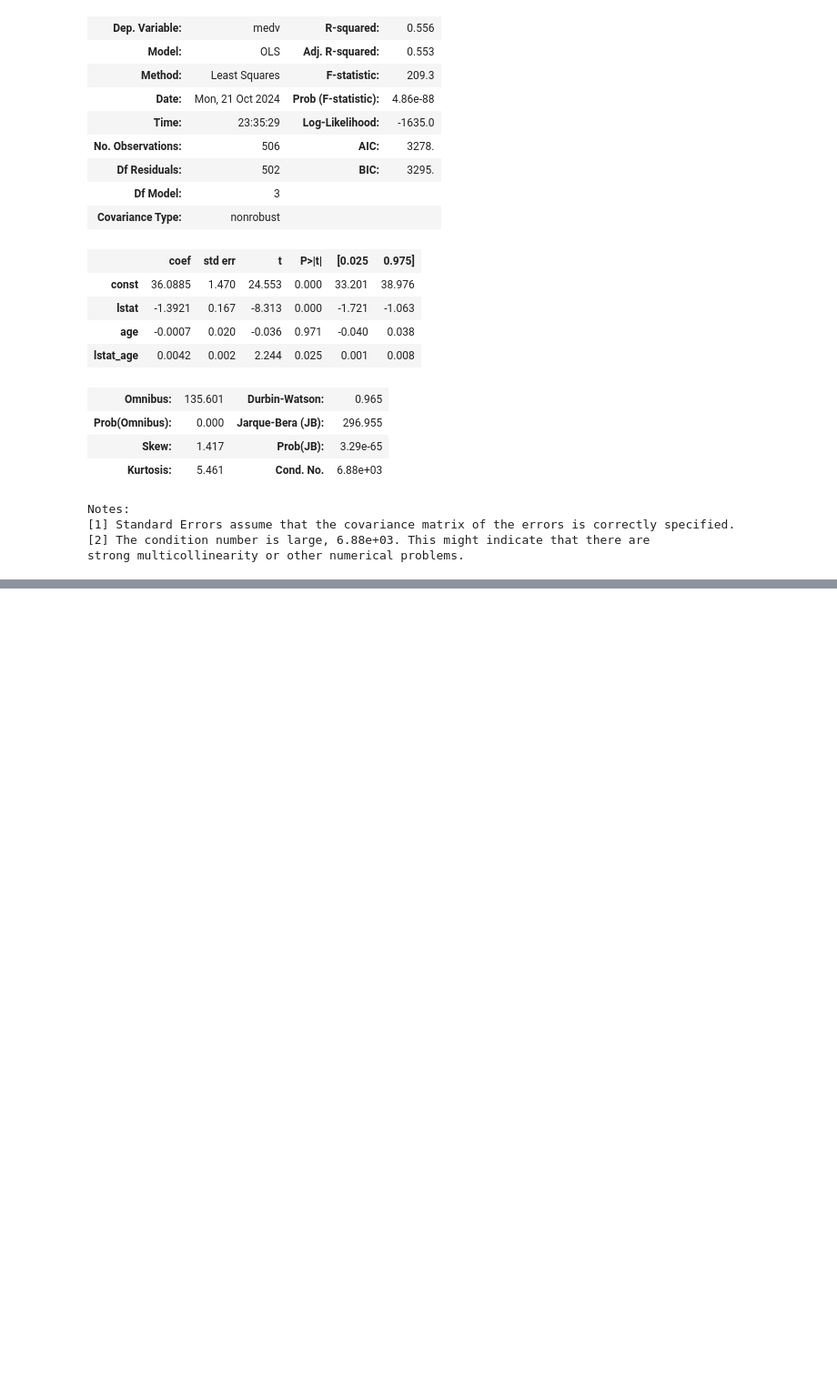
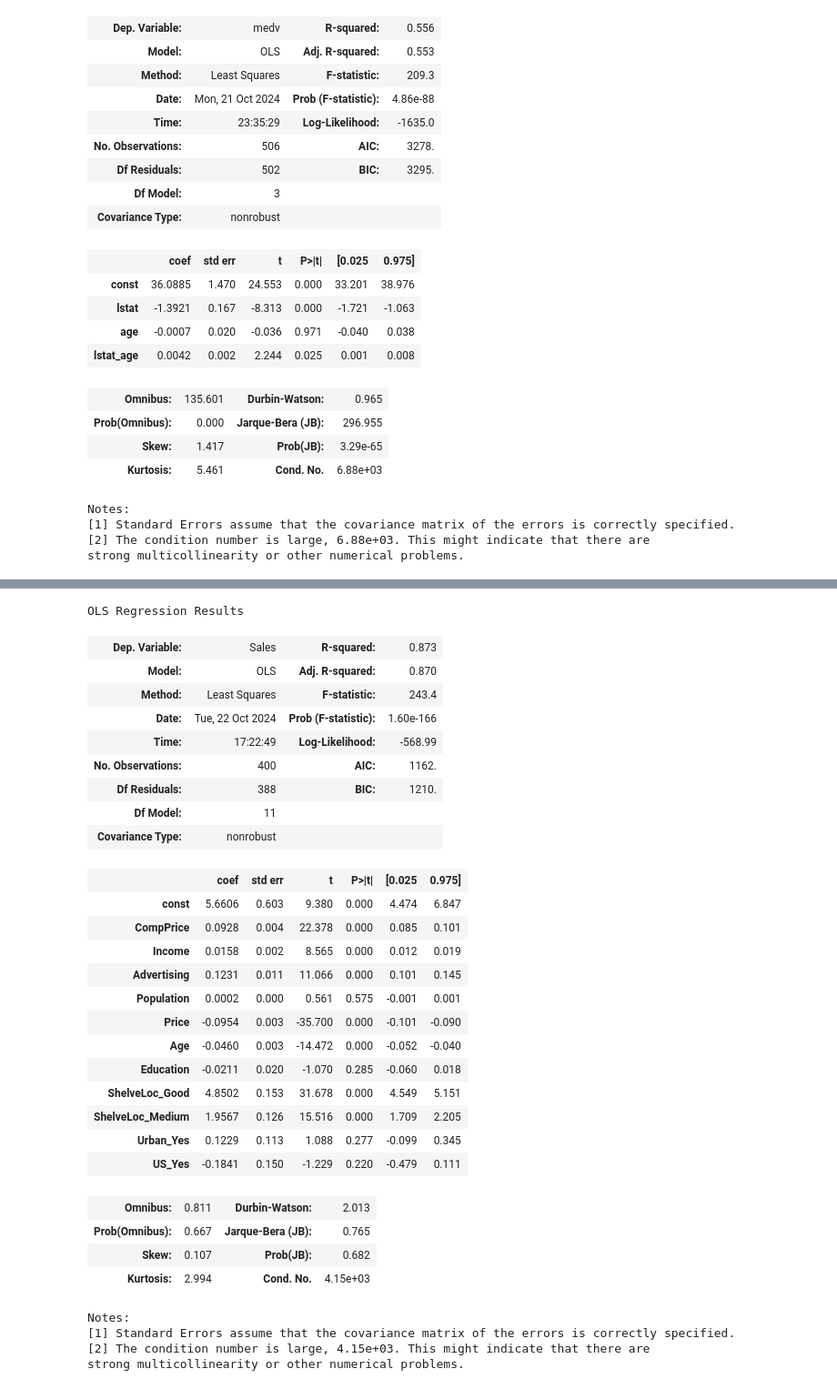
Before and after one commit to Xiaoke1982/statistical_learning_python, a Jupyter notebook: notebooks/2_Linear_Regression.ipynb, the cells around one changed output, grey strips where cells are left out. Shown at 91% size. Cells and saved outputs as stored; diff of their text form; code cells hidden in the pictures; blank space fills up the shorter version.

Commit message:
Linear Regression Done

```diff
--- a/notebooks/2_Linear_Regression.ipynb
+++ b/notebooks/2_Linear_Regression.ipynb
@@ -488,0 +599,4 @@ strong multicollinearity or other numerical problems.
+# %%
+# drop_first=True makes sure that there will be k-1 dummy variables for k categories
+X = pd.get_dummies(carseats.drop(columns="Sales"), drop_first=True)
+X.head()
@@ -488,0 +610,4 @@ strong multicollinearity or other numerical problems.
+# %%
+bool_cols = X.select_dtypes(include="bool").columns  # find bool type columns
+
+bool_cols
@@ -488,0 +616,3 @@ strong multicollinearity or other numerical problems.
+# %%
+X[bool_cols] = X[bool_cols].astype(int)  # transform bool type column into int type column
+X.head()
@@ -488,0 +628,4 @@ strong multicollinearity or other numerical problems.
+# %%
+import statsmodels.api as sm
+X = sm.add_constant(X)
+X.head()
@@ -488,0 +639,39 @@ strong multicollinearity or other numerical problems.
+# %%
+y = carseats["Sales"]
+
+model = sm.OLS(y, X)
+results = model.fit()
+
+results.summary()
+# %% [output]
+OLS Regression Results
+| Dep. Variable: | Sales | R-squared: | 0.873 |
+| Model: | OLS | Adj. R-squared: | 0.870 |
+| Method: | Least Squares | F-statistic: | 243.4 |
+| Date: | Tue, 22 Oct 2024 | Prob (F-statistic): | 1.60e-166 |
+| Time: | 17:22:49 | Log-Likelihood: | -568.99 |
+| No. Observations: | 400 | AIC: | 1162. |
+| Df Residuals: | 388 | BIC: | 1210. |
+| Df Model: | 11 |  |  |
+| Covariance Type: | nonrobust |  |  |
+|  | coef | std err | t | P>|t| | [0.025 | 0.975] |
+| const | 5.6606 | 0.603 | 9.380 | 0.000 | 4.474 | 6.847 |
+| CompPrice | 0.0928 | 0.004 | 22.378 | 0.000 | 0.085 | 0.101 |
+| Income | 0.0158 | 0.002 | 8.565 | 0.000 | 0.012 | 0.019 |
+| Advertising | 0.1231 | 0.011 | 11.066 | 0.000 | 0.101 | 0.145 |
+| Population | 0.0002 | 0.000 | 0.561 | 0.575 | -0.001 | 0.001 |
+| Price | -0.0954 | 0.003 | -35.700 | 0.000 | -0.101 | -0.090 |
+| Age | -0.0460 | 0.003 | -14.472 | 0.000 | -0.052 | -0.040 |
+| Education | -0.0211 | 0.020 | -1.070 | 0.285 | -0.060 | 0.018 |
+| ShelveLoc_Good | 4.8502 | 0.153 | 31.678 | 0.000 | 4.549 | 5.151 |
+| ShelveLoc_Medium | 1.9567 | 0.126 | 15.516 | 0.000 | 1.709 | 2.205 |
+| Urban_Yes | 0.1229 | 0.113 | 1.088 | 0.277 | -0.099 | 0.345 |
+| US_Yes | -0.1841 | 0.150 | -1.229 | 0.220 | -0.479 | 0.111 |
+| Omnibus: | 0.811 | Durbin-Watson: | 2.013 |
+| Prob(Omnibus): | 0.667 | Jarque-Bera (JB): | 0.765 |
+| Skew: | 0.107 | Prob(JB): | 0.682 |
+| Kurtosis: | 2.994 | Cond. No. | 4.15e+03 |
+Notes:
+[1] Standard Errors assume that the covariance matrix of the errors is correctly specified.
+[2] The condition number is large, 4.15e+03. This might indicate that there are
+strong multicollinearity or other numerical problems.
```
Also changed, not shown: parts of 19 cells of this notebook.
